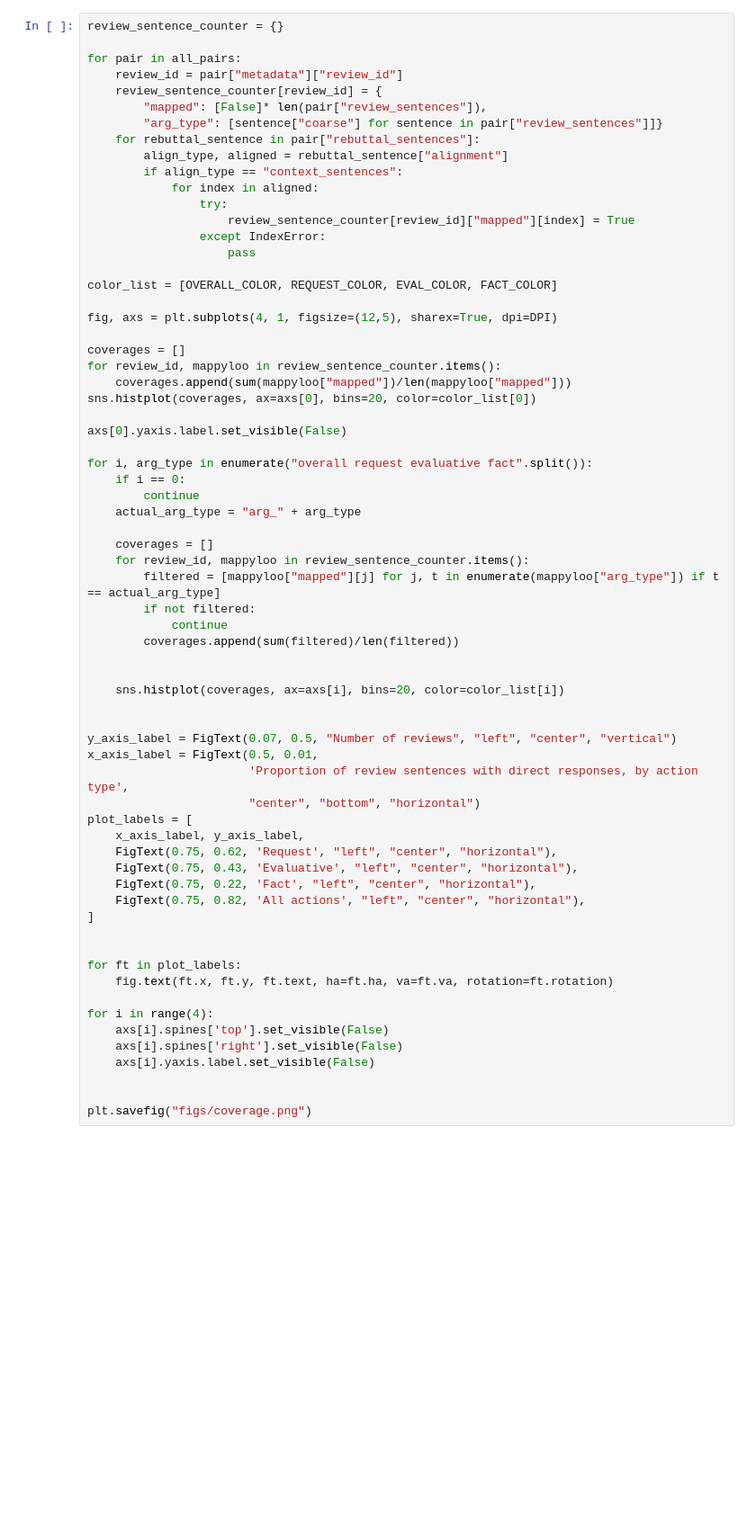
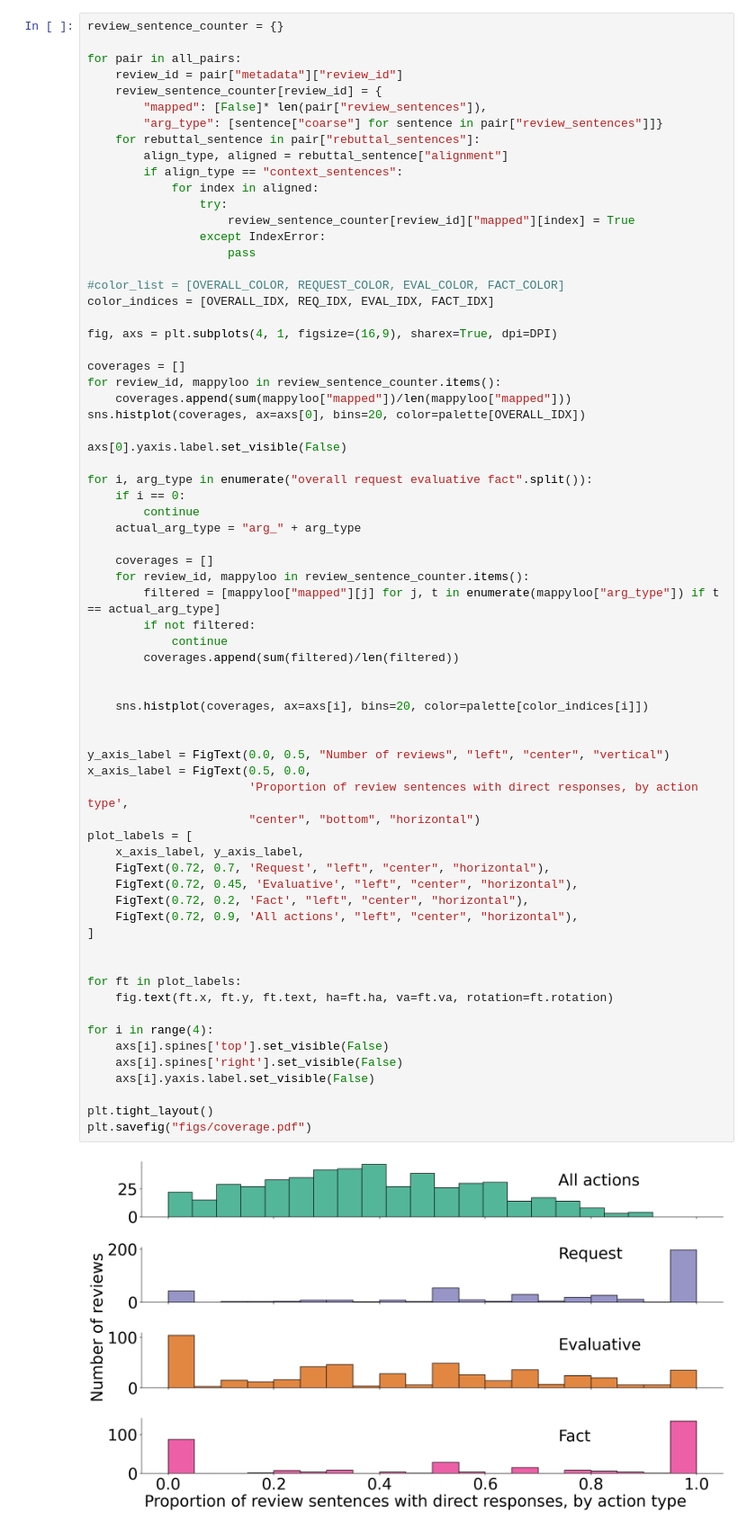
Before and after one commit to nnkennard/peer-review-discourse-dataset, a Jupyter notebook: analysis/Clean plots.ipynb, the cells around one changed output. Shown at 90% size. Drawn from its saved outputs; the diff is of its cells as text; blank space fills up the shorter version.

```diff
--- a/analysis/Clean plots.ipynb
+++ b/analysis/Clean plots.ipynb
@@ -75,56 +84,59 @@ for pair in all_pairs:
                 except IndexError:
                     pass
 
-color_list = [OVERALL_COLOR, REQUEST_COLOR, EVAL_COLOR, FACT_COLOR]
+#color_list = [OVERALL_COLOR, REQUEST_COLOR, EVAL_COLOR, FACT_COLOR]
+color_indices = [OVERALL_IDX, REQ_IDX, EVAL_IDX, FACT_IDX]
 
-fig, axs = plt.subplots(4, 1, figsize=(12,5), sharex=True, dpi=DPI)
+fig, axs = plt.subplots(4, 1, figsize=(16,9), sharex=True, dpi=DPI)
 
 coverages = []
 for review_id, mappyloo in review_sentence_counter.items():
     coverages.append(sum(mappyloo["mapped"])/len(mappyloo["mapped"]))
-sns.histplot(coverages, ax=axs[0], bins=20, color=color_list[0])
+sns.histplot(coverages, ax=axs[0], bins=20, color=palette[OVERALL_IDX])
 
 axs[0].yaxis.label.set_visible(False)
 
 for i, arg_type in enumerate("overall request evaluative fact".split()):
     if i == 0:
         continue
     actual_arg_type = "arg_" + arg_type
 
     coverages = []
     for review_id, mappyloo in review_sentence_counter.items():
         filtered = [mappyloo["mapped"][j] for j, t in enumerate(mappyloo["arg_type"]) if t == actual_arg_type]
         if not filtered:
             continue
         coverages.append(sum(filtered)/len(filtered))
 
 
-    sns.histplot(coverages, ax=axs[i], bins=20, color=color_list[i])
+    sns.histplot(coverages, ax=axs[i], bins=20, color=palette[color_indices[i]])
 
 
-y_axis_label = FigText(0.07, 0.5, "Number of reviews", "left", "center", "vertical")
-x_axis_label = FigText(0.5, 0.01,
+y_axis_label = FigText(0.0, 0.5, "Number of reviews", "left", "center", "vertical")
+x_axis_label = FigText(0.5, 0.0,
                        'Proportion of review sentences with direct responses, by action type',
                        "center", "bottom", "horizontal")
 plot_labels = [
     x_axis_label, y_axis_label,
-    FigText(0.75, 0.62, 'Request', "left", "center", "horizontal"),
-    FigText(0.75, 0.43, 'Evaluative', "left", "center", "horizontal"),
-    FigText(0.75, 0.22, 'Fact', "left", "center", "horizontal"),
-    FigText(0.75, 0.82, 'All actions', "left", "center", "horizontal"),
+    FigText(0.72, 0.7, 'Request', "left", "center", "horizontal"),
+    FigText(0.72, 0.45, 'Evaluative', "left", "center", "horizontal"),
+    FigText(0.72, 0.2, 'Fact', "left", "center", "horizontal"),
+    FigText(0.72, 0.9, 'All actions', "left", "center", "horizontal"),
 ]
 
 
 for ft in plot_labels:
     fig.text(ft.x, ft.y, ft.text, ha=ft.ha, va=ft.va, rotation=ft.rotation)
 
 for i in range(4):
     axs[i].spines['top'].set_visible(False)
     axs[i].spines['right'].set_visible(False)
     axs[i].yaxis.label.set_visible(False)
 
-
-plt.savefig("figs/coverage.png")
+plt.tight_layout()
+plt.savefig("figs/coverage.pdf")
+# %% [output]
+[figure, added]
 # %%
 # Agreeability v/s variance
 
```
Also changed, not shown: parts of 7 cells of this notebook.
